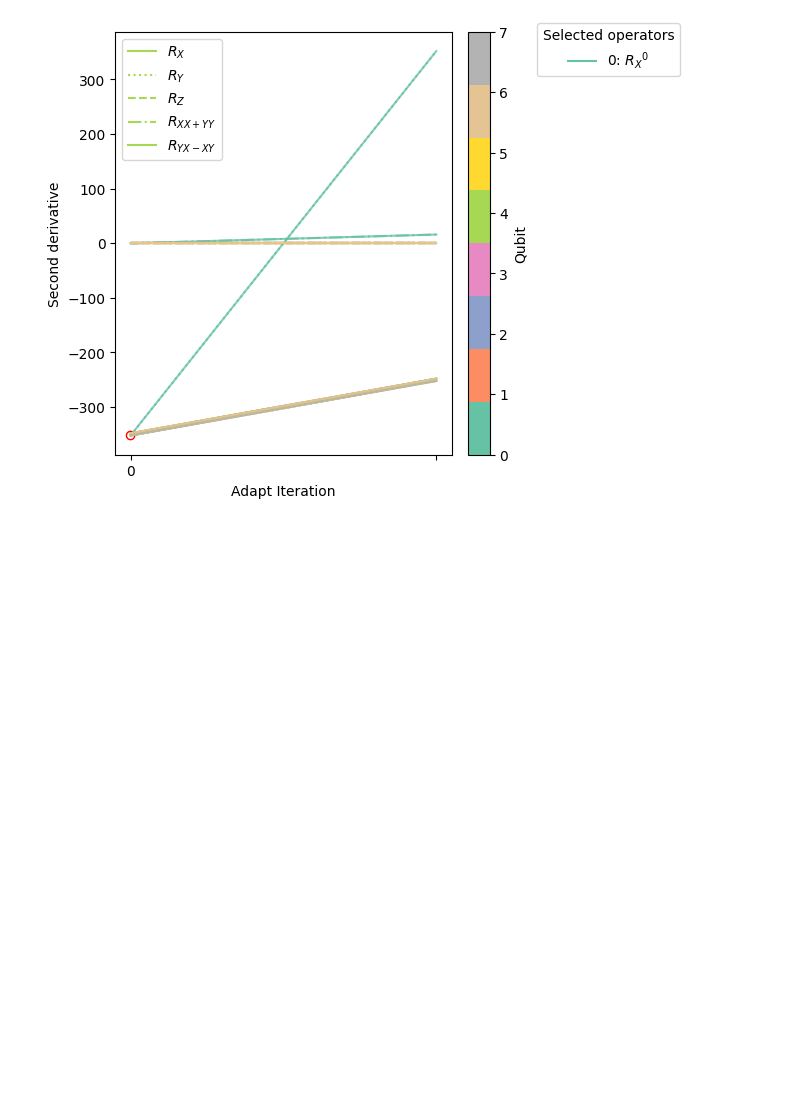
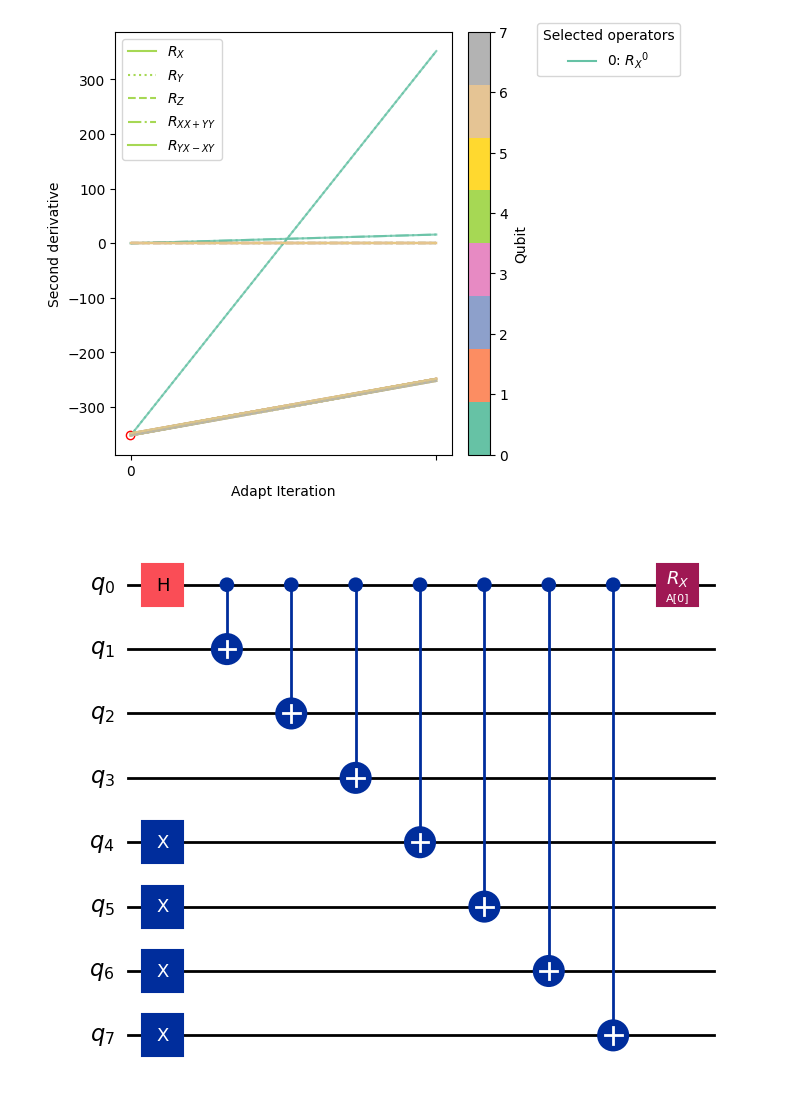
Before and after one commit to NicoDic98/QC-MasterThesis, a Jupyter notebook: plots.ipynb, the cells around one changed output. Cells and saved outputs as stored; diff of their text form; code cells hidden in the pictures; blank space fills up the shorter version.

```diff
--- a/plots.ipynb
+++ b/plots.ipynb
@@ -297,3 +291,11 @@ ax.vlines(it, 150, 250, linestyle="--", color="red", alpha=0.3, zorder=-1)
 # %%
 fig, ax = plt.subplots()
 ax.plot(temp.T)
+# %%
+from solver.circuits import HardwareAdaptAnsatz10
+
+test = HardwareAdaptAnsatz10(8)
+test.set_ansatz([0])
+test.full_ansatz.draw("mpl")
+# %% [output]
+[figure, added]
```
Also changed, not shown: parts of 3 cells of this notebook, 5 other files.
